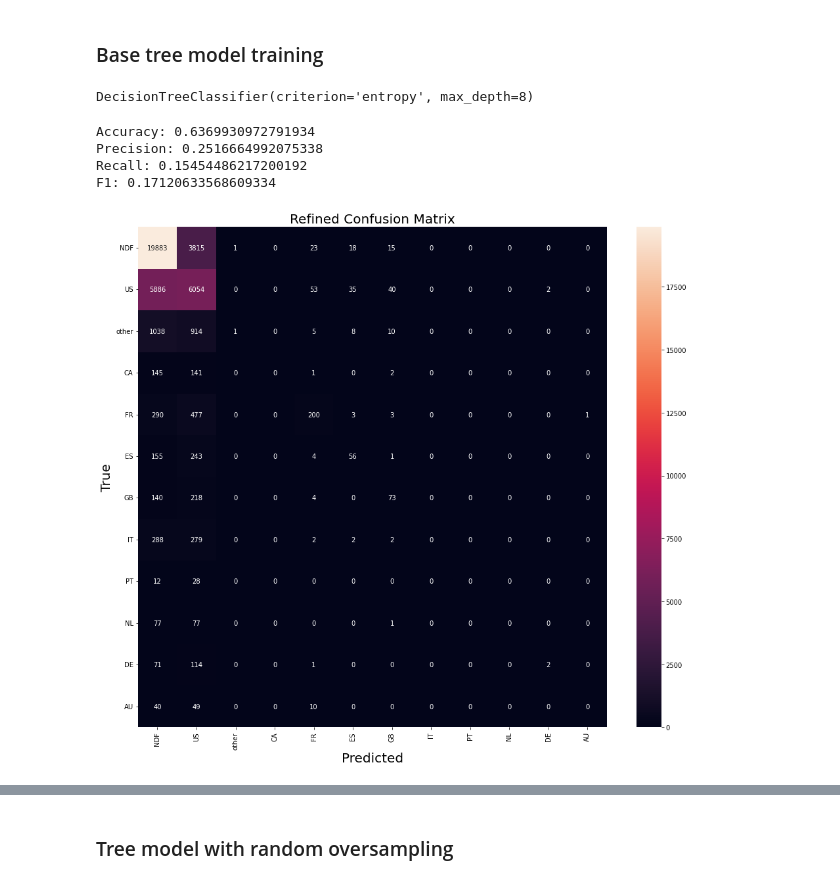
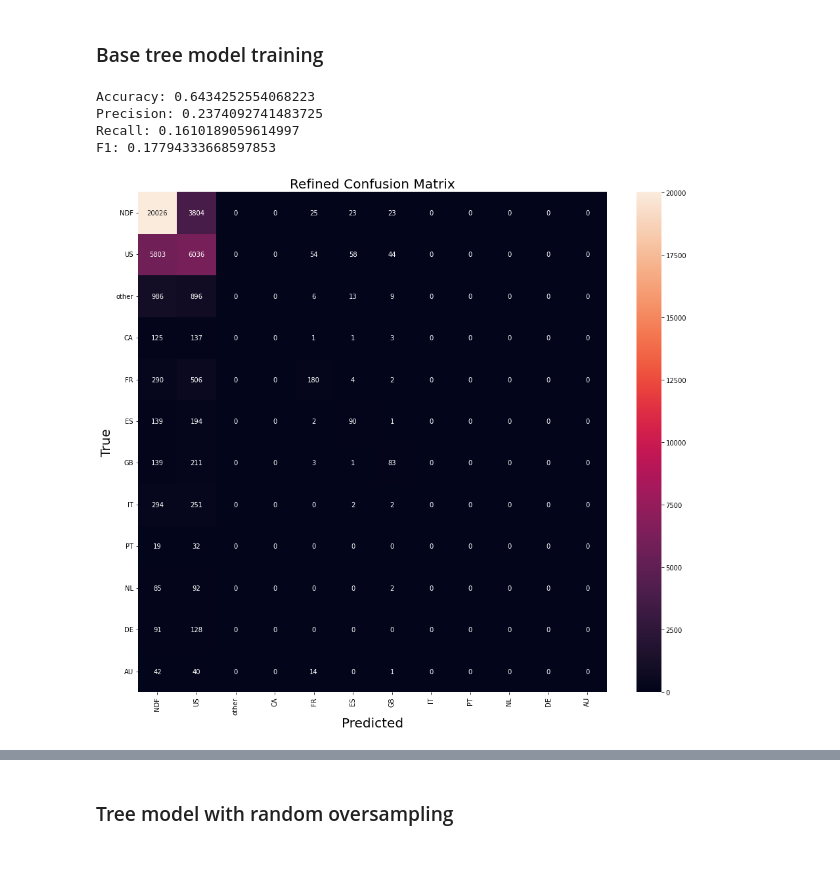
Before and after one commit to fondyu530/ml_task, a Jupyter notebook: ML_model_training.ipynb, the cells around one changed output, grey strips where cells are left out. Saved outputs shown, nothing was run; the diff lists cells and outputs as text; code cells hidden in the pictures.

```diff
--- a/ML_model_training.ipynb
+++ b/ML_model_training.ipynb
@@ -27,7 +30,7 @@ cleared_test_data = clear_data(test_data)
 test_df = encode_data(cleared_test_data)
 # %%
 X = df.drop(["country_destination"], axis=1)
-Y = df["country_destination"]
+y = df["country_destination"]
 
 cols_not_in_test = set(X).difference(set(test_df.columns))
 cols_not_in_X = set(test_df).difference(set(X.columns))
@@ -42,22 +45,27 @@ for col in cols_not_in_X:
 
 test_df.columns = X.columns
 
-X_train, X_test, y_train, y_test = train_test_split(X, Y, test_size=0.2)
+X_train, X_test, y_train, y_test = train_test_split(X, y, test_size=0.2)  #for conf matrix computation
+
+
+# computes metrics (using CV with 5 folds) and prints confusion matrix for separate part of data
+def show_perfomance(estimator, X, X_train_xx, y, y_train_xx):
+    evaluate_metrics(estimator, X, y)
+
+    estimator.fit(X_train_xx, y_train_xx)
+    y_pred = estimator.predict(X_test)
+    conf_matrix(y_test, y_pred)
 # %% [markdown]
 ### Base tree model training
 # %%
 tree = DecisionTreeClassifier(max_depth=8, criterion="entropy")
-tree.fit(X_train, y_train)
+show_perfomance(tree, X, X_train, y, y_train)
 # %% [output]
-DecisionTreeClassifier(criterion='entropy', max_depth=8)
+Accuracy: 0.6434252554068223
+Precision: 0.2374092741483725
+Recall: 0.1610189059614997
+F1: 0.17794333668597853
+[figure, added]
-# %%
-evaluate_metrics(tree, X_test, y_test)
-# %% [output]
-Accuracy: 0.6369930972791934
-Precision: 0.2516664992075338
-Recall: 0.15454486217200192
-F1: 0.17120633568609334
-[figure, removed]
 # %%
 weights = {0: 1,
            1: 1,
```
Also changed, not shown: parts of 23 cells of this notebook, 3 other files.
